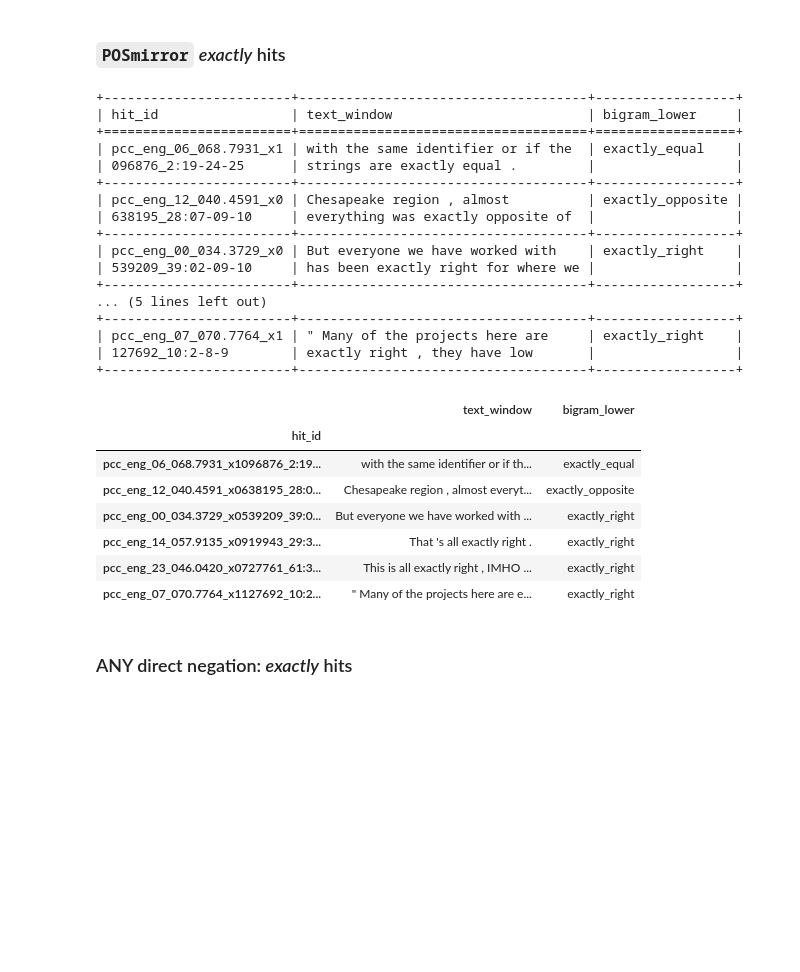
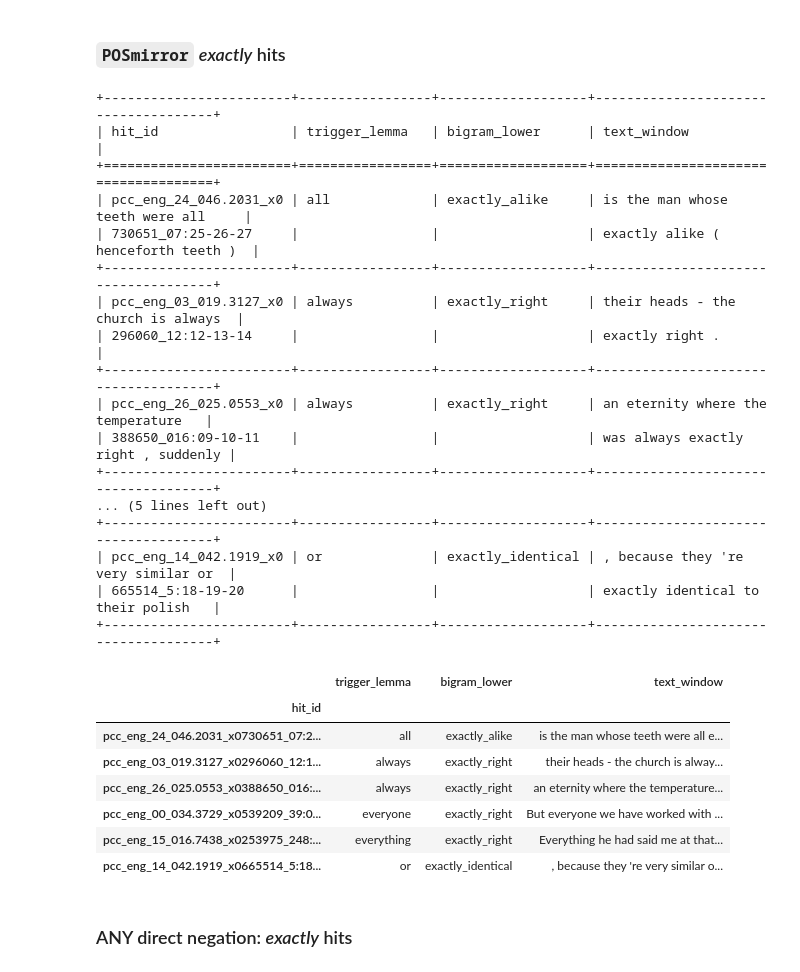
Before and after one commit to AndreaTheLinguist/sanpi, a Jupyter notebook: notebooks/exactly_ex.ipynb, the cells around one changed output. Drawn from its saved outputs; the diff is of its cells as text; code cells hidden in the pictures; blank space fills up the shorter version.

```diff
--- a/notebooks/exactly_ex.ipynb
+++ b/notebooks/exactly_ex.ipynb
@@ -125,8 +131,0 @@ pd.Series({d:p.relative_to(POST_PROC_DIR.parent) for d,p in path_dict.items()}).
-# %%
-def load_exactly_hits(pkl_path):
-    _df = pd.read_pickle(pkl_path).convert_dtypes()
-    # parq_path = str(pkl_path).replace('.35f.pkl.gz', '.parq')
-    # _df.to_parquet(parq_path, partition_cols=['pattern', 'neg_form_lower'])
-    # _df = pd.read_parquet(parq_path, filters=[('adv_form_lower', '==', 'exactly')])
-    _df = _df.loc[_df.adv_form_lower == 'exactly', :]
-    return _df
@@ -132,0 +140,8 @@ def load_exactly_hits(pkl_path):
+# %%
+def load_exactly_hits(parq_path, columns: list = HIT_EX_COLS):
+    return pd.read_parquet(
+        parq_path,
+        engine='pyarrow',
+        columns=columns,
+        filters=[('adv_form_lower', '==', 'exactly')],
+    )
@@ -133,4 +167,4 @@ def load_exactly_hits(pkl_path):
 # %%
-
-
-full_not_exactly = load_exactly_hits(pkl_path=path_dict['RBdirect'])
+pmir_exactly = load_exactly_hits(all_path_dict['POSmirror'])
+nmir_exactly = load_exactly_hits(all_path_dict['NEGmirror'])
+# full_not_exactly = load_exactly_hits(pkl_path=path_dict['RBdirect'])
@@ -187,7 +171,3 @@ memory usage: 427.7+ MB
-# %%
-pmir_exactly = load_exactly_hits(pkl_path=path_dict['POSmirror'])
-nmir_exactly = load_exactly_hits(pkl_path=path_dict['NEGmirror'])
-# full_not_exactly = load_exactly_hits(pkl_path=path_dict['RBdirect'])
 # %% [markdown]
 ### `NEGmirror` *exactly* hits
 # %%
@@ -228,36 +208,36 @@ xnmir
 ### `POSmirror` *exactly* hits
 # %%
 xpm = (pmir_exactly.sample(6)
-            .sort_values(['bigram_lower','adj_form'])
+            .sort_values(['all_forms_lower'])
             .filter(regex=r'trig[ger]*_[dl]e|text|bigram_lower'))
 show_sample(xpm)
 xpm
 # %% [output]
-+------------------------+-------------------------------------+------------------+
-| hit_id                 | text_window                         | bigram_lower     |
-+========================+=====================================+==================+
-| pcc_eng_06_068.7931_x1 | with the same identifier or if the  | exactly_equal    |
-| 096876_2:19-24-25      | strings are exactly equal .         |                  |
-+------------------------+-------------------------------------+------------------+
-| pcc_eng_12_040.4591_x0 | Chesapeake region , almost          | exactly_opposite |
-| 638195_28:07-09-10     | everything was exactly opposite of  |                  |
-+------------------------+-------------------------------------+------------------+
-| pcc_eng_00_034.3729_x0 | But everyone we have worked with    | exactly_right    |
-| 539209_39:02-09-10     | has been exactly right for where we |                  |
-+------------------------+-------------------------------------+------------------+
++------------------------+-----------------+-------------------+-------------------------------------+
+| hit_id                 | trigger_lemma   | bigram_lower      | text_window                         |
++========================+=================+===================+=====================================+
+| pcc_eng_24_046.2031_x0 | all             | exactly_alike     | is the man whose teeth were all     |
+| 730651_07:25-26-27     |                 |                   | exactly alike ( henceforth teeth )  |
++------------------------+-----------------+-------------------+-------------------------------------+
+| pcc_eng_03_019.3127_x0 | always          | exactly_right     | their heads - the church is always  |
+| 296060_12:12-13-14     |                 |                   | exactly right .                     |
++------------------------+-----------------+-------------------+-------------------------------------+
+| pcc_eng_26_025.0553_x0 | always          | exactly_right     | an eternity where the temperature   |
+| 388650_016:09-10-11    |                 |                   | was always exactly right , suddenly |
++------------------------+-----------------+-------------------+-------------------------------------+
 ... (5 lines left out)
-+------------------------+-------------------------------------+------------------+
-| pcc_eng_07_070.7764_x1 | " Many of the projects here are     | exactly_right    |
-| 127692_10:2-8-9        | exactly right , they have low       |                  |
-+------------------------+-------------------------------------+------------------+
++------------------------+-----------------+-------------------+-------------------------------------+
+| pcc_eng_14_042.1919_x0 | or              | exactly_identical | , because they 're very similar or  |
+| 665514_5:18-19-20      |                 |                   | exactly identical to their polish   |
++------------------------+-----------------+-------------------+-------------------------------------+
-|  | text_window | bigram_lower |
-| hit_id |  |  |
-| pcc_eng_06_068.7931_x1096876_2:19... | with the same identifier or if th... | exactly_equal |
-| pcc_eng_12_040.4591_x0638195_28:0... | Chesapeake region , almost everyt... | exactly_opposite |
-| pcc_eng_00_034.3729_x0539209_39:0... | But everyone we have worked with ... | exactly_right |
-| pcc_eng_14_057.9135_x0919943_29:3... | That 's all exactly right . | exactly_right |
-| pcc_eng_23_046.0420_x0727761_61:3... | This is all exactly right , IMHO ... | exactly_right |
-| pcc_eng_07_070.7764_x1127692_10:2... | " Many of the projects here are e... | exactly_right |
+|  | trigger_lemma | bigram_lower | text_window |
+| hit_id |  |  |  |
+| pcc_eng_24_046.2031_x0730651_07:2... | all | exactly_alike | is the man whose teeth were all e... |
+| pcc_eng_03_019.3127_x0296060_12:1... | always | exactly_right | their heads - the church is alway... |
+| pcc_eng_26_025.0553_x0388650_016:... | always | exactly_right | an eternity where the temperature... |
+| pcc_eng_00_034.3729_x0539209_39:0... | everyone | exactly_right | But everyone we have worked with ... |
+| pcc_eng_15_016.7438_x0253975_248:... | everything | exactly_right | Everything he had said me at that... |
+| pcc_eng_14_042.1919_x0665514_5:18... | or | exactly_identical | , because they 're very similar o... |
 # %% [markdown]
 ### ANY direct negation: *exactly* hits
 # %%
```
Also changed, not shown: parts of 36 cells of this notebook, 16 other files.
